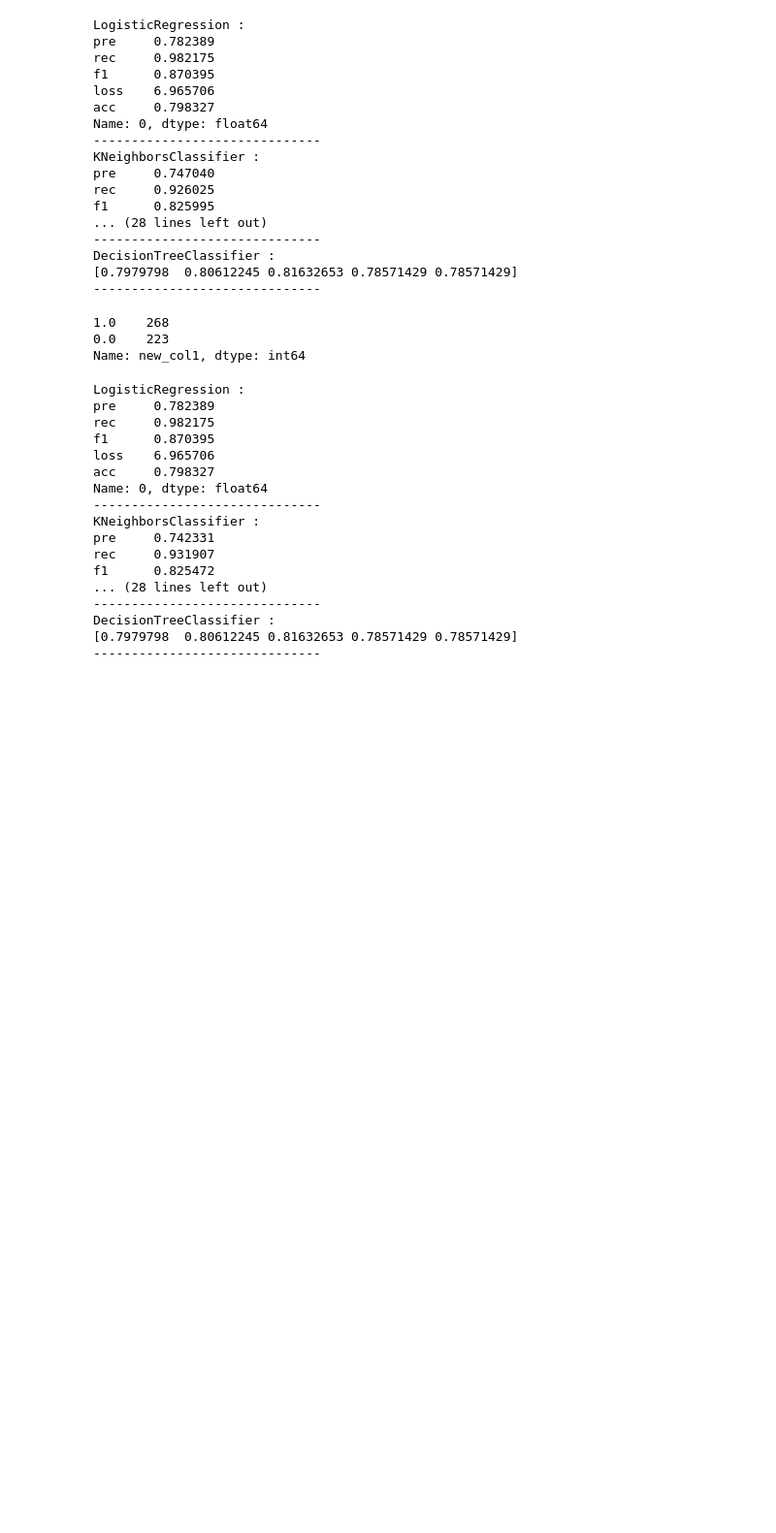
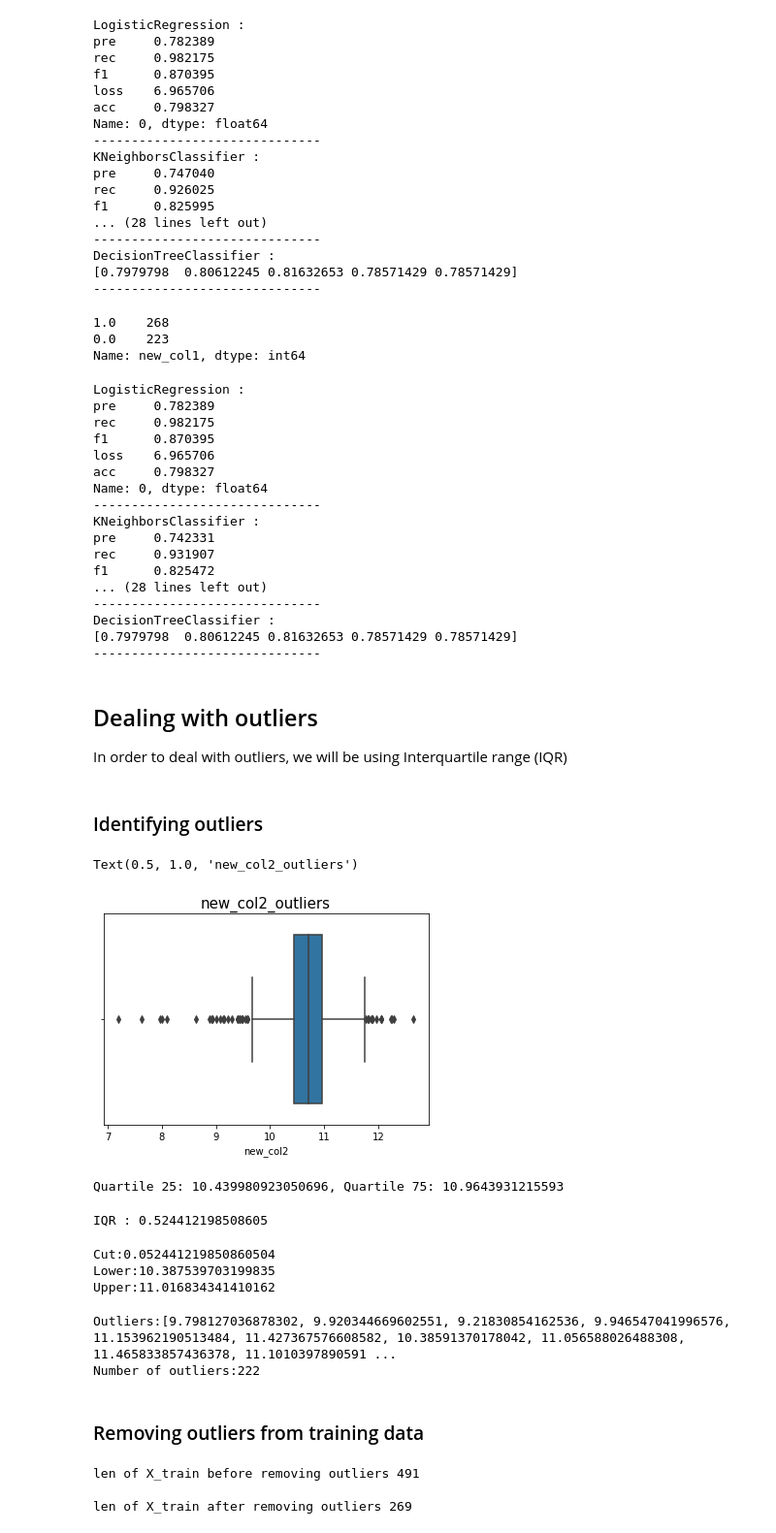
Before and after one commit to iasad1/loan-prediction-classification-problem, a Jupyter notebook: loan-prediction-classification.ipynb, the cells around one changed output. Shown: that part at 97% size. Saved outputs shown, nothing was run; the diff lists cells and outputs as text; code cells hidden in the pictures; blank space fills up the shorter version.

```diff
--- a/loan-prediction-classification.ipynb
+++ b/loan-prediction-classification.ipynb
@@ -818,3 +818,17 @@ f1      0.825472
 DecisionTreeClassifier :
 [0.7979798  0.80612245 0.81632653 0.78571429 0.78571429]
 ------------------------------
+# %% [markdown]
+## Dealing with outliers
+
+In order to deal with outliers, we will be using Interquartile range (IQR)
+# %% [markdown]
+### Identifying outliers
+# %%
+# Using box plots
+
+sns.boxplot(X_train['new_col2'])
+plt.title('new_col2_outliers', fontsize=15)
+# %% [output]
+Text(0.5, 1.0, 'new_col2_outliers')
+[figure, added]
@@ -820,0 +839,30 @@ DecisionTreeClassifier :
+# %%
+new_col2_out = X_train['new_col2']
+q25,q75 = np.percentile(new_col2_out,25),np.percentile(new_col2_out,75)
+print('Quartile 25: {}, Quartile 75: {}'.format(q25,q75))
+# %% [output]
+Quartile 25: 10.439980923050696, Quartile 75: 10.9643931215593
+# %%
+iqr = q75-q25
+print('IQR : {}'.format(iqr))
+# %% [output]
+IQR : 0.524412198508605
+# %%
+cut = iqr*threshold
+lower,upper = q25-cut,q75+cut
+print('Cut:{}'.format(cut))
+print('Lower:{}'.format(lower))
+print('Upper:{}'.format(upper))
+# %% [output]
+Cut:0.052441219850860504
+Lower:10.387539703199835
+Upper:11.016834341410162
+# %%
+outliers = [x for x in new_col2_out if x <lower or x>upper]
+print('Outliers:{}'.format(outliers))
+print('Number of outliers:{}'.format(len(outliers)))
+# %% [output]
+Outliers:[9.798127036878302, 9.920344669602551, 9.21830854162536, 9.946547041996576, 11.153962190513484, 11.427367576608582, 10.38591370178042, 11.056588026488308, 11.465833857436378, 11.1010397890591 ...
+Number of outliers:222
+# %% [markdown]
+### Removing outliers from training data
@@ -820,0 +871,10 @@ DecisionTreeClassifier :
+# %%
+print('\nlen of X_train before removing outliers',len(data_minus_outliers))
+
+data_minus_outliers = data_minus_outliers.drop(data_minus_outliers[(data_minus_outliers['new_col2'] > upper) | (data_minus_outliers['new_col2'] <lower)].index)
+
+print('\nlen of X_train after removing outliers',len(data_minus_outliers))
+# %% [output]
+len of X_train before removing outliers 491
+
+len of X_train after removing outliers 269
```
Also changed, not shown: parts of 27 cells of this notebook.
